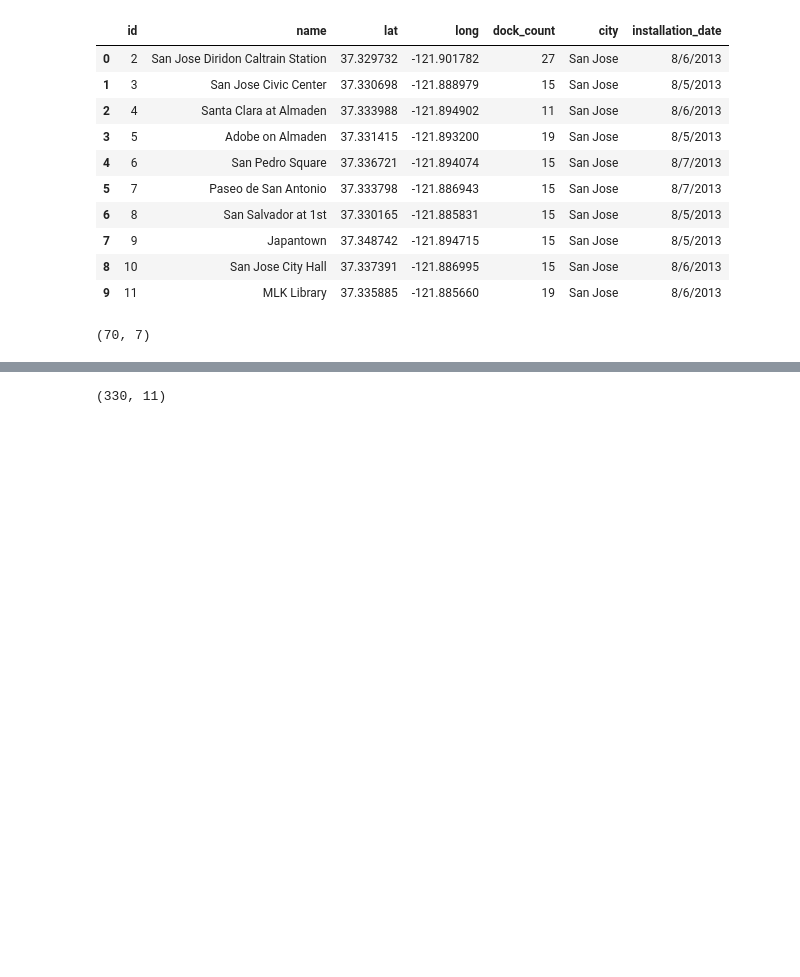
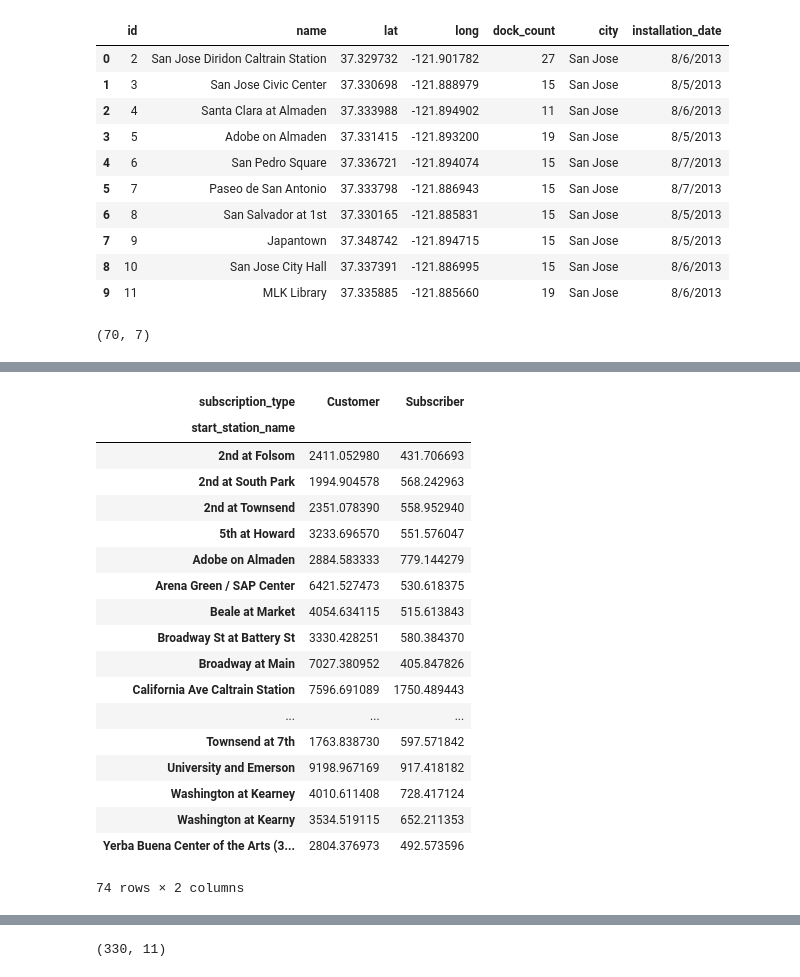
Before and after one commit to blindseth/dadata, a Jupyter notebook: SFBikeShare/derailleur.ipynb, the cells around one changed output, grey strips where cells are left out. Cells and saved outputs as stored; diff of their text form; code cells hidden in the pictures; blank space fills up the shorter version.

```diff
--- a/SFBikeShare/derailleur.ipynb
+++ b/SFBikeShare/derailleur.ipynb
@@ -28,16 +28,15 @@ df_sta.shape
 (70, 7)
 # %%
 # trip ---
-# skip loading full table for now to save time
 
 # sqlite> select count(id) from trip;
 # 669,959
 
-# trip_sql = 'select * from trip;'
+trip_sql = 'select * from trip;'
 
-# df_trip = pd.read_sql(trip_sql,conn)             # load dataframe
+df_trip = pd.read_sql(trip_sql,conn)             # load dataframe
 
-# df_trip.head(10)
+df_trip.head(10)
 # %% [output]
 |  | id | duration | start_date | start_station_name | start_station_id | end_date | end_station_name | ... |
 | 0 | 4069 | 174 | 8/29/2013 9:08 | 2nd at South Park | 64 | 8/29/2013 9:11 | 2nd at South Park | ... |
@@ -53 +116,24 @@ df_sta.shape
+# %%
+# pivot by duration & subscription type. need to validate
+df_trip.pivot_table('duration',index='start_station_name',columns='subscription_type')
+# %% [output]
+| subscription_type | Customer | Subscriber |
+| start_station_name |  |  |
+| 2nd at Folsom | 2411.052980 | 431.706693 |
+| 2nd at South Park | 1994.904578 | 568.242963 |
+| 2nd at Townsend | 2351.078390 | 558.952940 |
+| 5th at Howard | 3233.696570 | 551.576047 |
+| Adobe on Almaden | 2884.583333 | 779.144279 |
+| Arena Green / SAP Center | 6421.527473 | 530.618375 |
+| Beale at Market | 4054.634115 | 515.613843 |
+| Broadway St at Battery St | 3330.428251 | 580.384370 |
+| Broadway at Main | 7027.380952 | 405.847826 |
+| California Ave Caltrain Station | 7596.691089 | 1750.489443 |
+| ... | ... | ... |
+| Townsend at 7th | 1763.838730 | 597.571842 |
+| University and Emerson | 9198.967169 | 917.418182 |
+| Washington at Kearney | 4010.611408 | 728.417124 |
+| Washington at Kearny | 3534.519115 | 652.211353 |
+| Yerba Buena Center of the Arts (3... | 2804.376973 | 492.573596 |
+74 rows × 2 columns
 # %%
```
Also changed, not shown: parts of 7 cells of this notebook.
